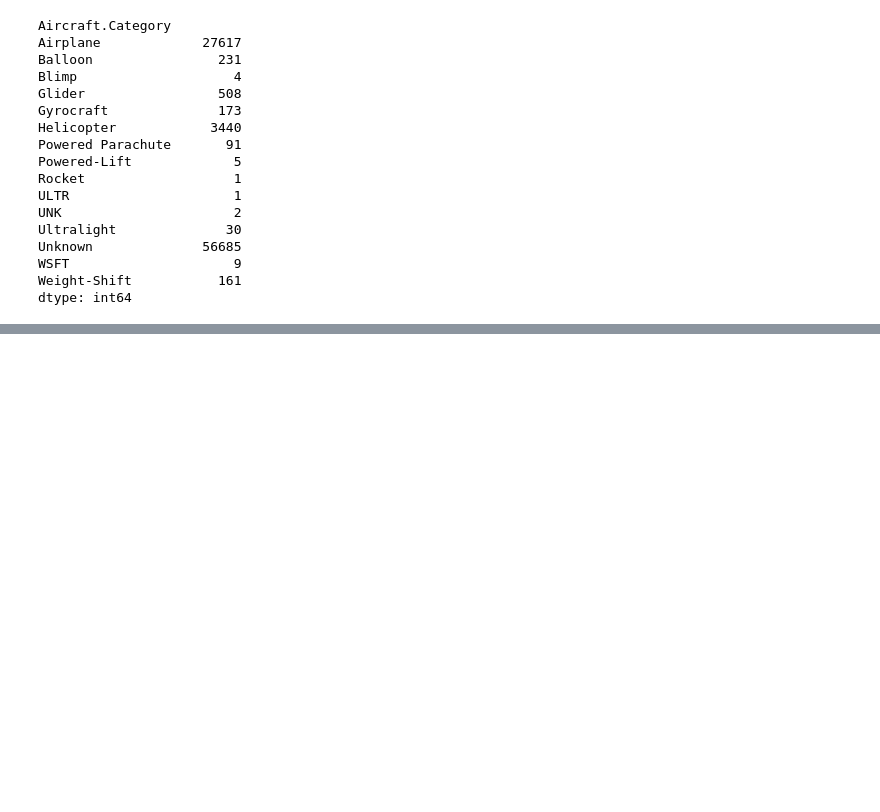
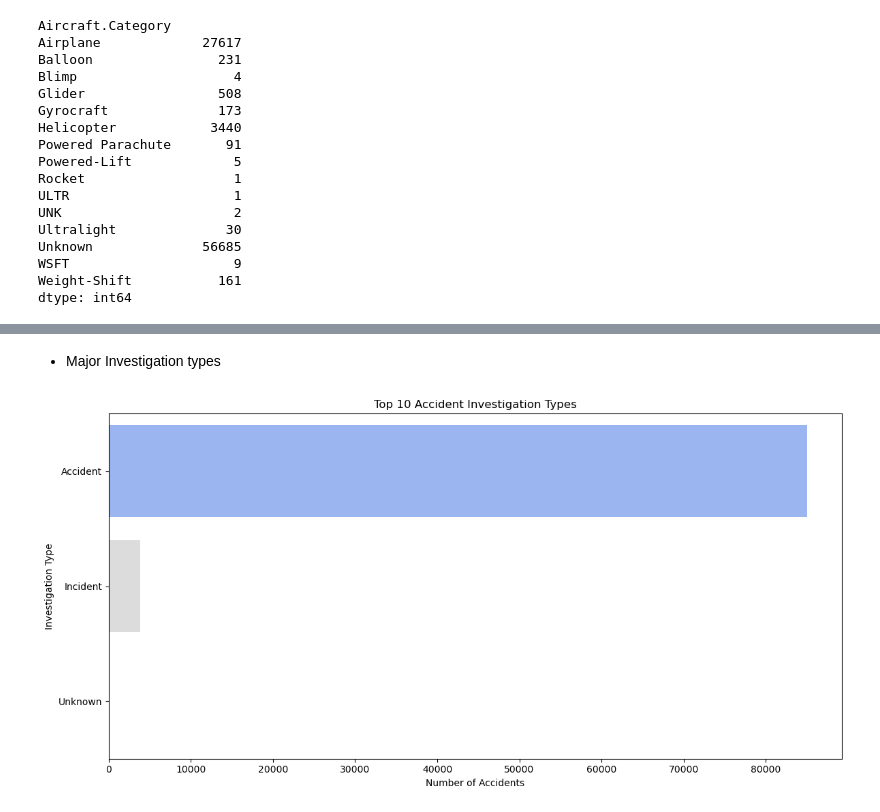
Before and after one commit to mutiedoris/phase1_aviation_risk_analysis, a Jupyter notebook: project1_aviation_risk_analysis.ipynb, the cells around one changed output, grey strips where cells are left out. Saved outputs shown, nothing was run; the diff lists cells and outputs as text; code cells hidden in the pictures; blank space fills up the shorter version.

```diff
--- a/project1_aviation_risk_analysis.ipynb
+++ b/project1_aviation_risk_analysis.ipynb
@@ -238,0 +279,12 @@ dtype: int64
+# %% [markdown]
+- Major Investigation types
+# %%
+plt.figure(figsize=(12,6))
+sns.countplot(data=aviation_data, y="Investigation.Type", order=aviation_data['Investigation.Type'].value_counts().index[:10], palette="coolwarm")
+plt.title("Top 10 Accident Investigation Types")
+plt.xlabel("Number of Accidents")
+plt.ylabel("Investigation Type")
+plt.tight_layout()
+plt.show()
+# %% [output]
+[figure, added]
```
Also changed, not shown: parts of 25 cells of this notebook.
